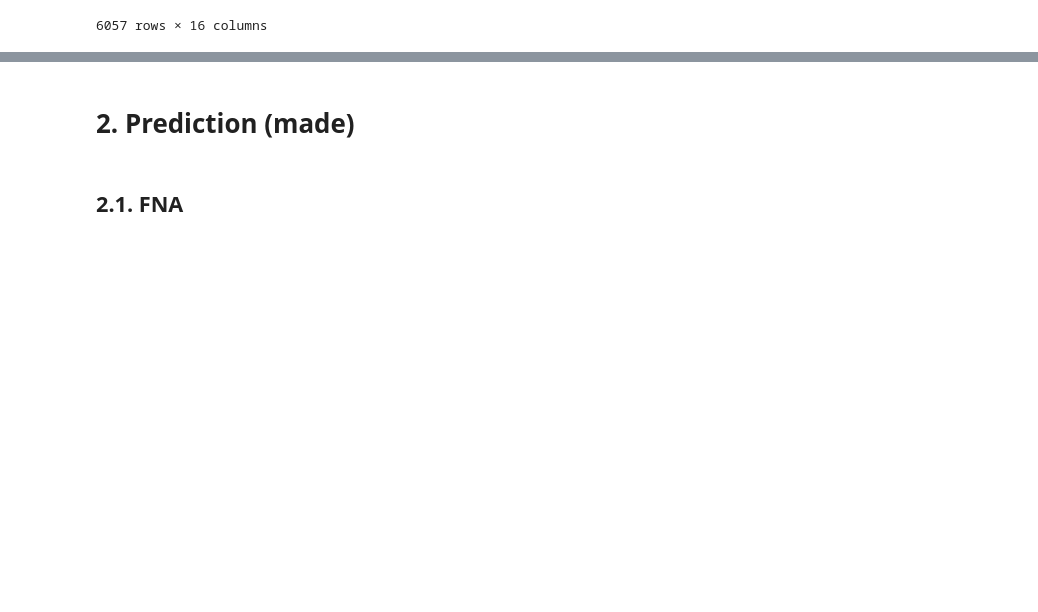
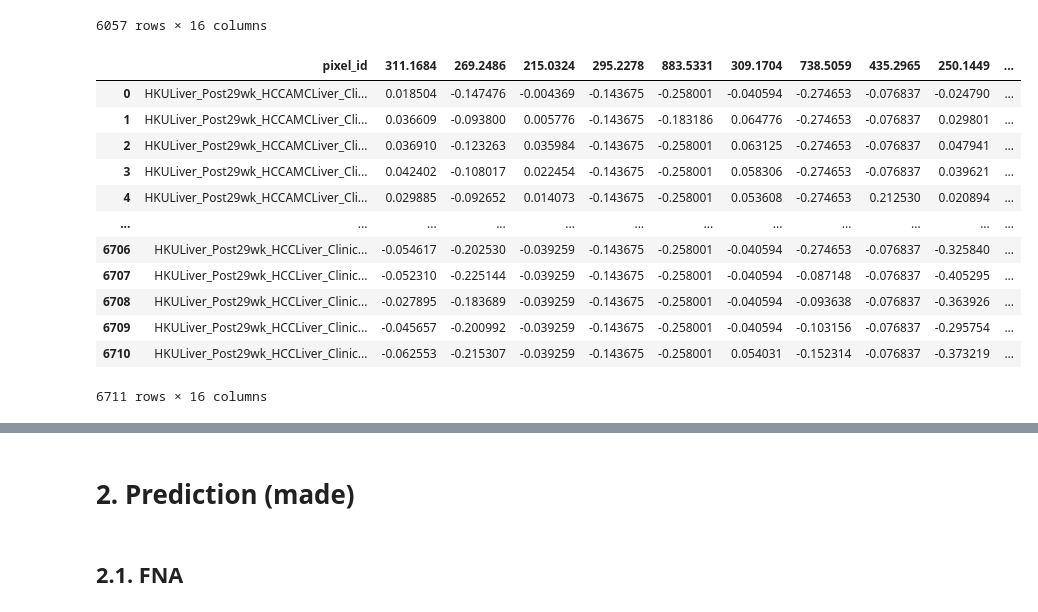
Before and after one commit to TommyNHL/raMSIn, a Jupyter notebook: 9a_ML_Model-apply.ipynb, the cells around one changed output, grey strips where cells are left out. Saved outputs shown, nothing was run; the diff lists cells and outputs as text; code cells hidden in the pictures; blank space fills up the shorter version.

```diff
--- a/9a_ML_Model-apply.ipynb
+++ b/9a_ML_Model-apply.ipynb
@@ -104,6 +104,9 @@ df_ROI_FNA = pd.read_csv(r"H:\\3_output_raMSIn\\3_3_Output_raMSIn_HKU_Ingested4A
 # %%
 ## input DirectInfusion set ## 6057 x 16 df
 df_ROI_Di = pd.read_csv(r"H:\\3_output_raMSIn\\3_3_Output_raMSIn_HKU_Ingested4ALL\\XGB_ALL\\afterModelSelection\\df_Di_raMSIn_norm_0n1_postPredict.csv").drop(columns=["Column1"]).reset_index().drop(columns=["index"])
+# %%
+## input DirectInfusion set ## 6711 x 16 df
+df_ROI_C = pd.read_csv(r"H:\\3_output_raMSIn\\3_3_Output_raMSIn_HKU_Ingested4ALL\\XGB_ALL\\afterModelSelection\\df_Clinics_raMSIn_norm_0n1_postPredict.csv").drop(columns=["Column1"]).reset_index().drop(columns=["index"])
 # %%
 df_ROI_Di
 # %% [output]
@@ -120,6 +123,22 @@ df_ROI_Di
 | 6055 | HKULiver_Post29wk_HCCLiver_Direct... | -0.130111 | -0.100314 | 0.068282 | -0.107947 | -0.006814 | -0.127231 | -0.068984 | -0.070642 | -0.010182 | ... |
 | 6056 | HKULiver_Post29wk_HCCLiver_Direct... | -0.375053 | -0.421196 | -0.306277 | -0.382957 | -0.273013 | -0.362289 | -0.280535 | -0.277840 | -0.025772 | ... |
 6057 rows × 16 columns
+# %%
+df_ROI_C
+# %% [output]
+|  | pixel_id | 311.1684 | 269.2486 | 215.0324 | 295.2278 | 883.5331 | 309.1704 | 738.5059 | 435.2965 | 250.1449 | ... |
+| 0 | HKULiver_Post29wk_HCCAMCLiver_Cli... | 0.018504 | -0.147476 | -0.004369 | -0.143675 | -0.258001 | -0.040594 | -0.274653 | -0.076837 | -0.024790 | ... |
+| 1 | HKULiver_Post29wk_HCCAMCLiver_Cli... | 0.036609 | -0.093800 | 0.005776 | -0.143675 | -0.183186 | 0.064776 | -0.274653 | -0.076837 | 0.029801 | ... |
+| 2 | HKULiver_Post29wk_HCCAMCLiver_Cli... | 0.036910 | -0.123263 | 0.035984 | -0.143675 | -0.258001 | 0.063125 | -0.274653 | -0.076837 | 0.047941 | ... |
+| 3 | HKULiver_Post29wk_HCCAMCLiver_Cli... | 0.042402 | -0.108017 | 0.022454 | -0.143675 | -0.258001 | 0.058306 | -0.274653 | -0.076837 | 0.039621 | ... |
+| 4 | HKULiver_Post29wk_HCCAMCLiver_Cli... | 0.029885 | -0.092652 | 0.014073 | -0.143675 | -0.258001 | 0.053608 | -0.274653 | 0.212530 | 0.020894 | ... |
+| ... | ... | ... | ... | ... | ... | ... | ... | ... | ... | ... | ... |
+| 6706 | HKULiver_Post29wk_HCCLiver_Clinic... | -0.054617 | -0.202530 | -0.039259 | -0.143675 | -0.258001 | -0.040594 | -0.274653 | -0.076837 | -0.325840 | ... |
+| 6707 | HKULiver_Post29wk_HCCLiver_Clinic... | -0.052310 | -0.225144 | -0.039259 | -0.143675 | -0.258001 | -0.040594 | -0.087148 | -0.076837 | -0.405295 | ... |
+| 6708 | HKULiver_Post29wk_HCCLiver_Clinic... | -0.027895 | -0.183689 | -0.039259 | -0.143675 | -0.258001 | -0.040594 | -0.093638 | -0.076837 | -0.363926 | ... |
+| 6709 | HKULiver_Post29wk_HCCLiver_Clinic... | -0.045657 | -0.200992 | -0.039259 | -0.143675 | -0.258001 | -0.040594 | -0.103156 | -0.076837 | -0.295754 | ... |
+| 6710 | HKULiver_Post29wk_HCCLiver_Clinic... | -0.062553 | -0.215307 | -0.039259 | -0.143675 | -0.258001 | 0.054031 | -0.152314 | -0.076837 | -0.373219 | ... |
+6711 rows × 16 columns
 # %%
 df_ROI_train["Sample"] = 0
 df_ROI_train["Row"] = 0
```
Also changed, not shown: parts of 42 cells of this notebook, 4 other files.
